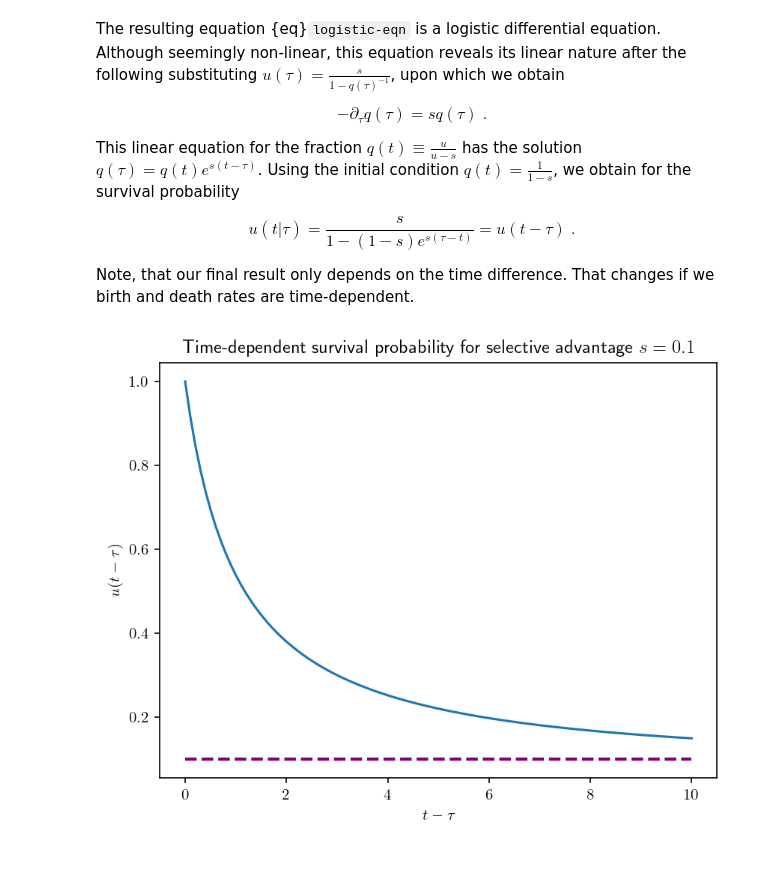
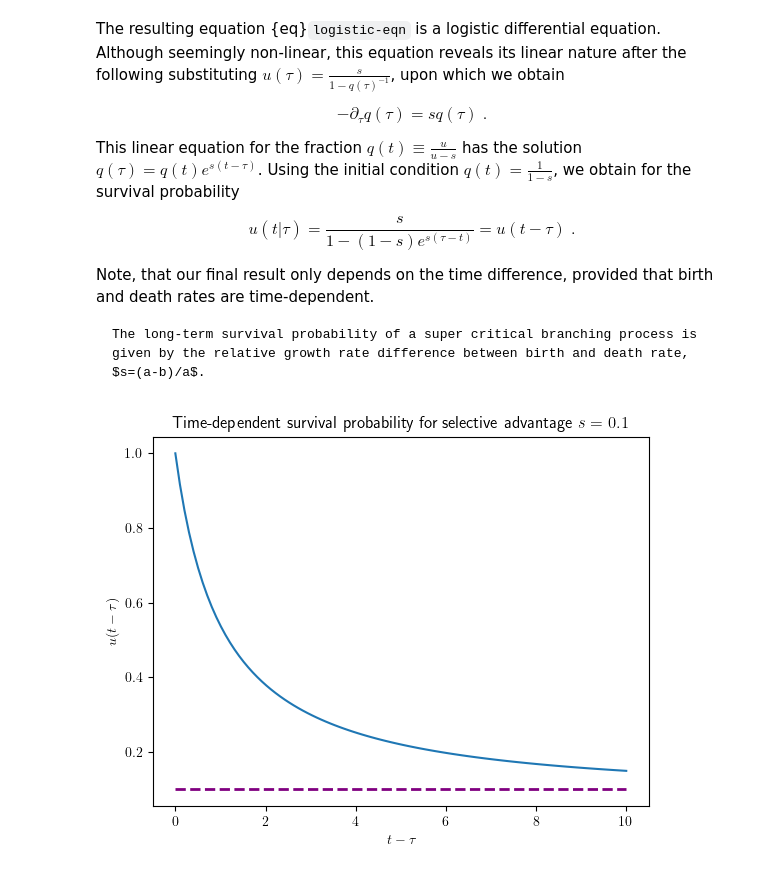
Before and after one commit to Hallatscheklab/PAM, a Jupyter notebook: Branching-processes-nb.ipynb, the cells around one changed output. Drawn from its saved outputs; the diff is of its cells as text; code cells hidden in the pictures.

````diff
--- a/Branching-processes-nb.ipynb
+++ b/Branching-processes-nb.ipynb
@@ -42,27 +44,32 @@ $$
 u(t|\tau)=\frac{s}{1-(1-s)e^{s(\tau-t)}}=u(t-\tau)\;.
 $$
 
-Note, that our final result only depends on the time difference. That changes if we birth and death rates are time-dependent.
+Note, that our final result only depends on the time difference, provided that birth and death rates are time-dependent.
+
+```{note}
+The long-term survival probability of a super critical branching process is given by the relative growth rate difference between birth and death rate, $s=(a-b)/a$.
+```
 # %%
+
 import numpy as np
 import matplotlib.pyplot as plt
 # allow TeX
 plt.rcParams['text.usetex'] = True
-plt.figure(dpi=150)
+plt.figure(dpi=100)
 
 s = 0.1
 tmax = 10
 t = np.linspace(start=0, stop=tmax, num=100)
 y = s/(1-(1-s)*np.exp(-s*t))
 
 # Add title and axis names
 plt.title(r'Time-dependent survival probability for selective advantage $s = 0.1$')
 plt.xlabel(r'$t- \tau $')
 plt.ylabel(r'$u(t-\tau)$')
 
 plt.hlines(y = s, xmin= 0 , xmax=tmax, colors='purple', linestyles='--', lw=2, label='s')
 
 plt.plot(t, y)
 plt.show()
 # %% [output]
-[figure, old version]
+[figure, new version]
````
Also changed, not shown: parts of 17 cells of this notebook, 35 other files.
